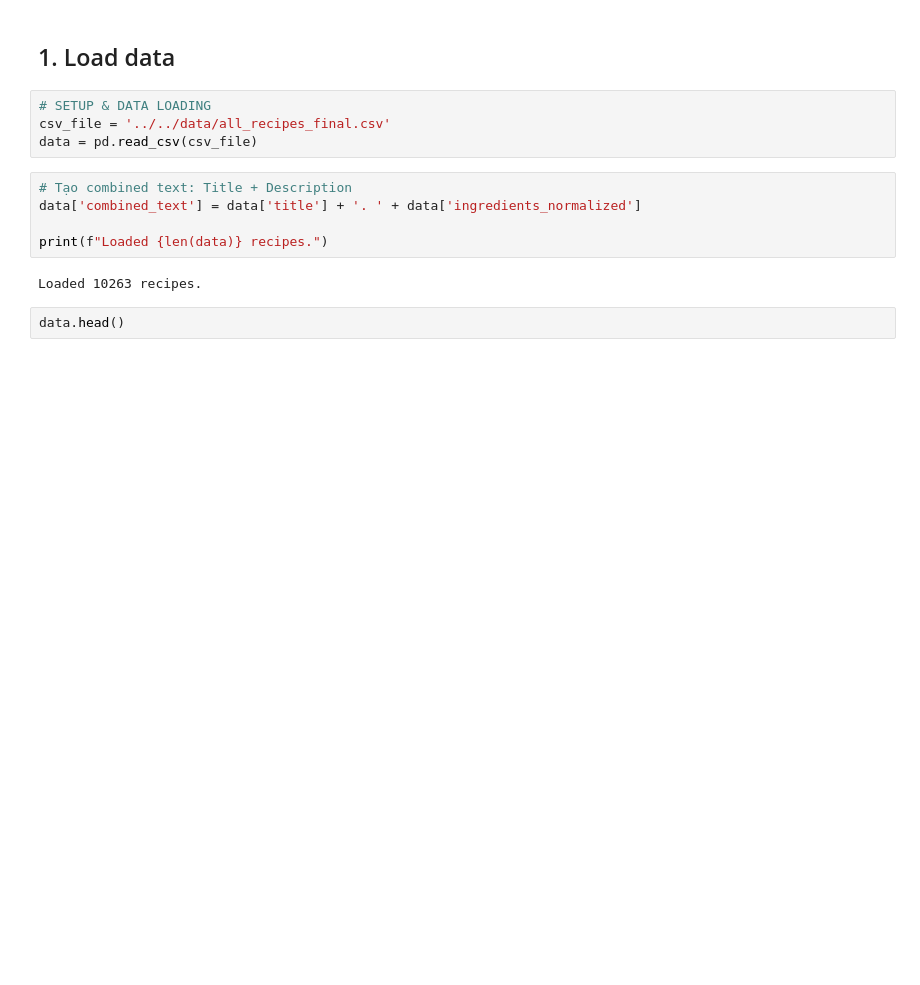
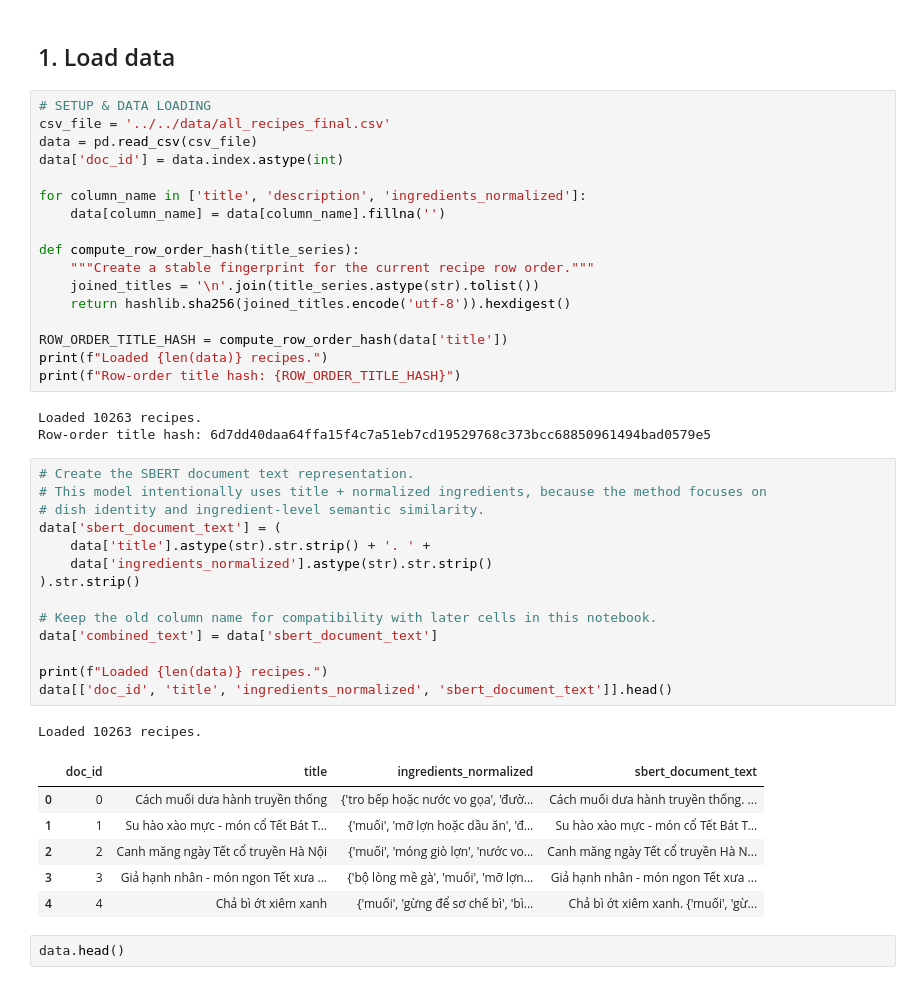
Before and after one commit to TMTien31/DS300-UIT-RecommenderSystem, a Jupyter notebook: Finalproject/notebooks/recommend_and_evaluation/3_Model_based_methods.ipynb, the cells around one changed output. Saved outputs shown, nothing was run; the diff lists cells and outputs as text; blank space fills up the shorter version.

```diff
--- a/Finalproject/notebooks/recommend_and_evaluation/3_Model_based_methods.ipynb
+++ b/Finalproject/notebooks/recommend_and_evaluation/3_Model_based_methods.ipynb
@@ -19,13 +28,44 @@ import pickle
 # SETUP & DATA LOADING
 csv_file = '../../data/all_recipes_final.csv'
 data = pd.read_csv(csv_file)
+data['doc_id'] = data.index.astype(int)
+
+for column_name in ['title', 'description', 'ingredients_normalized']:
+    data[column_name] = data[column_name].fillna('')
+
+def compute_row_order_hash(title_series):
+    """Create a stable fingerprint for the current recipe row order."""
+    joined_titles = '\n'.join(title_series.astype(str).tolist())
+    return hashlib.sha256(joined_titles.encode('utf-8')).hexdigest()
+
+ROW_ORDER_TITLE_HASH = compute_row_order_hash(data['title'])
+print(f"Loaded {len(data)} recipes.")
+print(f"Row-order title hash: {ROW_ORDER_TITLE_HASH}")
+# %% [output]
+Loaded 10263 recipes.
+Row-order title hash: 6d7dd40daa64ffa15f4c7a51eb7cd19529768c373bcc68850961494bad0579e5
 # %%
-# Tạo combined text: Title + Description
-data['combined_text'] = data['title'] + '. ' + data['ingredients_normalized']
+# Create the SBERT document text representation.
+# This model intentionally uses title + normalized ingredients, because the method focuses on
+# dish identity and ingredient-level semantic similarity.
+data['sbert_document_text'] = (
+    data['title'].astype(str).str.strip() + '. ' +
+    data['ingredients_normalized'].astype(str).str.strip()
+).str.strip()
+
+# Keep the old column name for compatibility with later cells in this notebook.
+data['combined_text'] = data['sbert_document_text']
 
 print(f"Loaded {len(data)} recipes.")
+data[['doc_id', 'title', 'ingredients_normalized', 'sbert_document_text']].head()
 # %% [output]
 Loaded 10263 recipes.
+|  | doc_id | title | ingredients_normalized | sbert_document_text |
+| 0 | 0 | Cách muối dưa hành truyền thống | {'tro bếp hoặc nước vo gọa', 'đườ... | Cách muối dưa hành truyền thống. ... |
+| 1 | 1 | Su hào xào mực - món cổ Tết Bát T... | {'muối', 'mỡ lợn hoặc dầu ăn', 'đ... | Su hào xào mực - món cổ Tết Bát T... |
+| 2 | 2 | Canh măng ngày Tết cổ truyền Hà Nội | {'muối', 'móng giò lợn', 'nước vo... | Canh măng ngày Tết cổ truyền Hà N... |
+| 3 | 3 | Giả hạnh nhân - món ngon Tết xưa ... | {'bộ lòng mề gà', 'muối', 'mỡ lợn... | Giả hạnh nhân - món ngon Tết xưa ... |
+| 4 | 4 | Chả bì ớt xiêm xanh | {'muối', 'gừng để sơ chế bì', 'bì... | Chả bì ớt xiêm xanh. {'muối', 'gừ... |
 # %%
 data.head()
 # %% [output]
```
Also changed, not shown: parts of 7 cells of this notebook, 23 other files.
